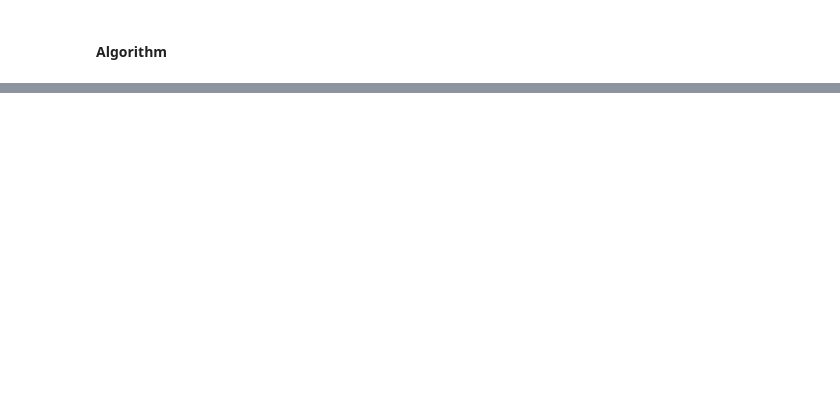
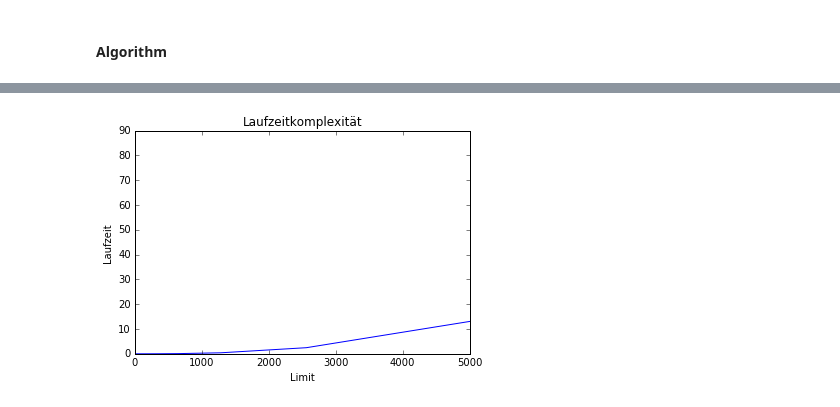
Before and after one commit to reinka/epi, a Jupyter notebook: Blatt 9/Aufgabe 3 - Sieve of Eratosthenes.ipynb, the cells around one changed output, grey strips where cells are left out. Saved outputs shown, nothing was run; the diff lists cells and outputs as text; code cells hidden in the pictures; blank space fills up the shorter version.

Commit message:
Blatt 9, Aufgabe 3: Sieve of Eratosthenes

```diff
--- a/Blatt 9/Aufgabe 3 - Sieve of Eratosthenes.ipynb
+++ b/Blatt 9/Aufgabe 3 - Sieve of Eratosthenes.ipynb
@@ -25,6 +25,8 @@ inbox = []
 outbox = []
 
 def sieve():
+    '''Laufzeitkomplexitaet O(n^3)'''
+
     [put(i) for i in range(2, int(input('Choose n:')) + 1)]
 
     pop()
@@ -41,0 +59,57 @@ Choose n:50
+# %%
+import time
+import matplotlib.pyplot as plt
+%matplotlib inline
+
+
+def sieve(n):
+    '''Laufzeitkomplexitaet O(n^3)'''
+
+    [put(i) for i in range(2, n + 1)]
+
+    pop()
+    prime = []
+    while(outbox):
+        prim = pop()
+        prime.append(prim)     #replace yield with print() to get immediate output
+        for i in outbox:
+            divisible(outbox, prim)
+
+    return prime
+
+
+inbox = []
+outbox = []
+count = 1
+limit = 10
+runtime = []
+test = []
+while(count <= 10):
+
+    limit*=2
+
+    start = time.time()
+    sieve(limit)
+    end = time.time()
+    runtime.append(end-start)
+
+
+    count += 1
+
+x = []
+s = 10
+
+for num in range(1,11):
+    s *= 2
+    x.append(s)
+y = runtime
+
+
+plt.plot(x, y)
+plt.xlim(0, 5000)
+plt.ylabel('Laufzeit')
+plt.xlabel('Limit')
+plt.title('Laufzeitkomplexität')
+plt.show()
+# %% [output]
+[figure, added]
```
Also changed, not shown: parts of 3 cells of this notebook.
